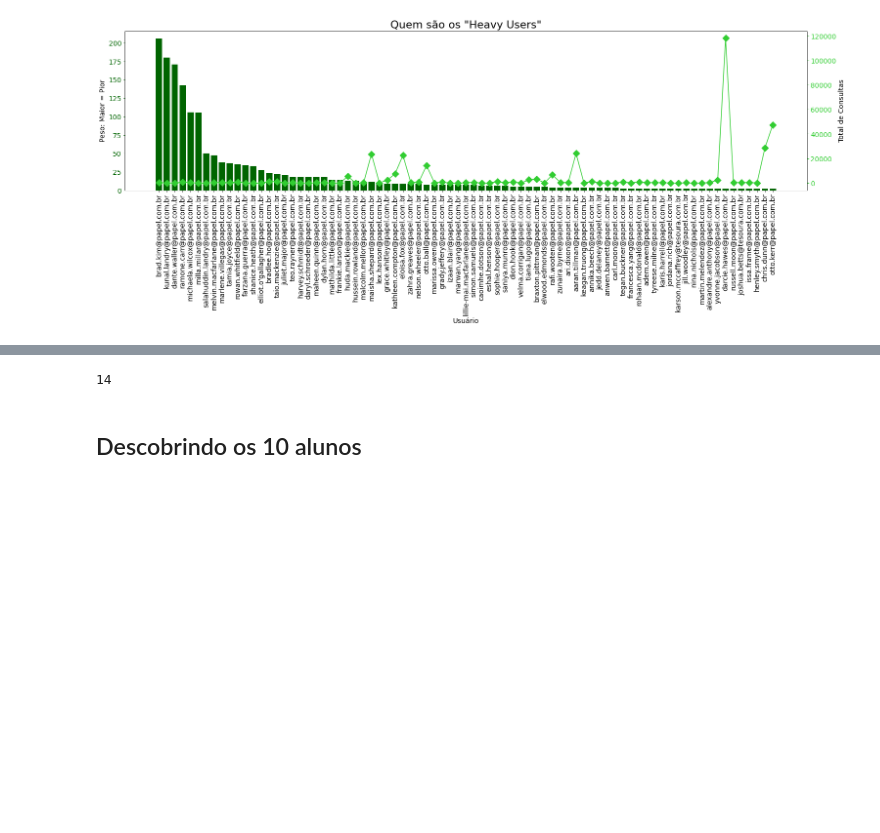
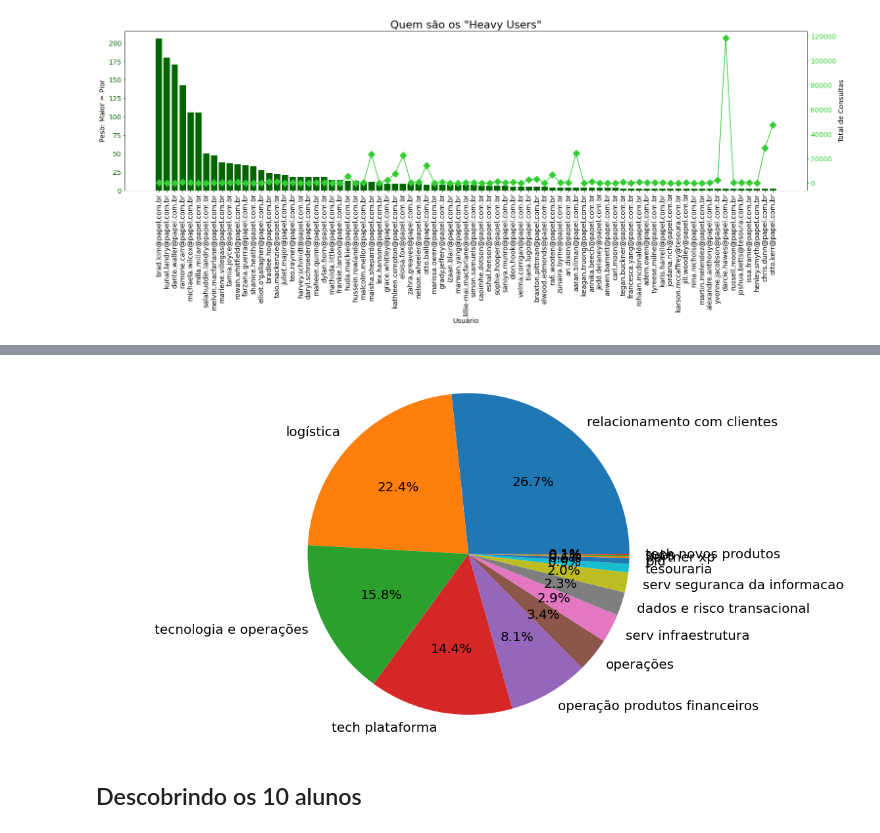
Before and after one commit to GeoConstantino/Python, a Jupyter notebook: DesafioRPSGeovani.ipynb, the cells around one changed output, grey strips where cells are left out. Drawn from its saved outputs; the diff is of its cells as text; code cells hidden in the pictures; blank space fills up the shorter version.

```diff
--- a/DesafioRPSGeovani.ipynb
+++ b/DesafioRPSGeovani.ipynb
@@ -351,7 +379,14 @@ df_arean1.sort_values(by='peso', ascending=False).head(50)
-# %%
-df_peso['arean1'].nunique("user")
-# %% [output]
-14
+# %%
+
+fig1, ax1 = plt.subplots(figsize=(20,10))
+ax1.pie(df_arean1['peso'], labels=df_arean1['arean1'], autopct='%1.1f%%',
+        textprops={'fontsize': 20}, startangle=0)
+
+ax1.axis('equal')  # Equal aspect ratio ensures that pie is drawn as a circle.
+
+plt.show()
+# %% [output]
+[figure, added]
 # %%
 # Definindo os Alunos
 # %% [markdown]
```
Also changed, not shown: parts of 24 cells of this notebook.
